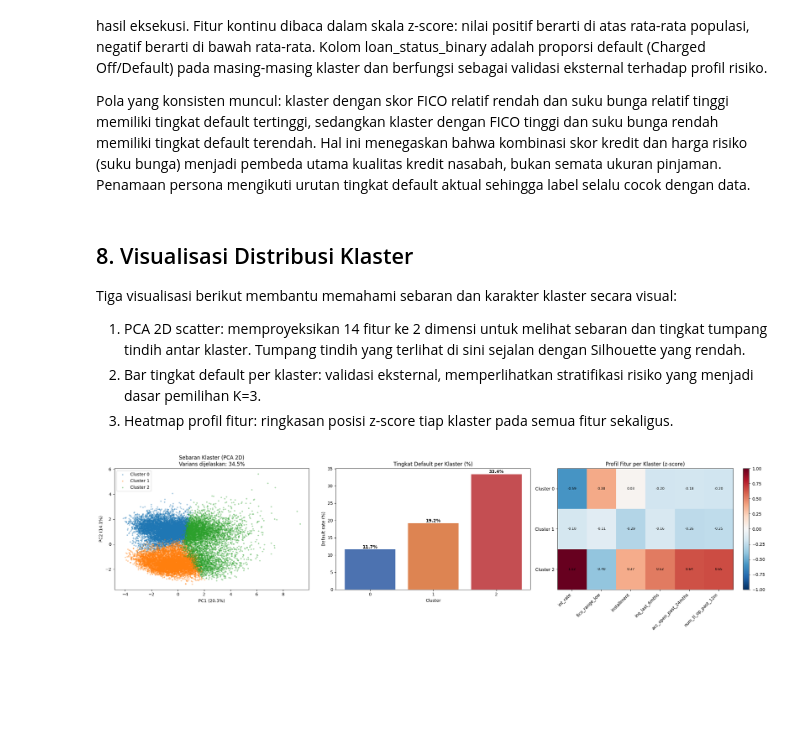
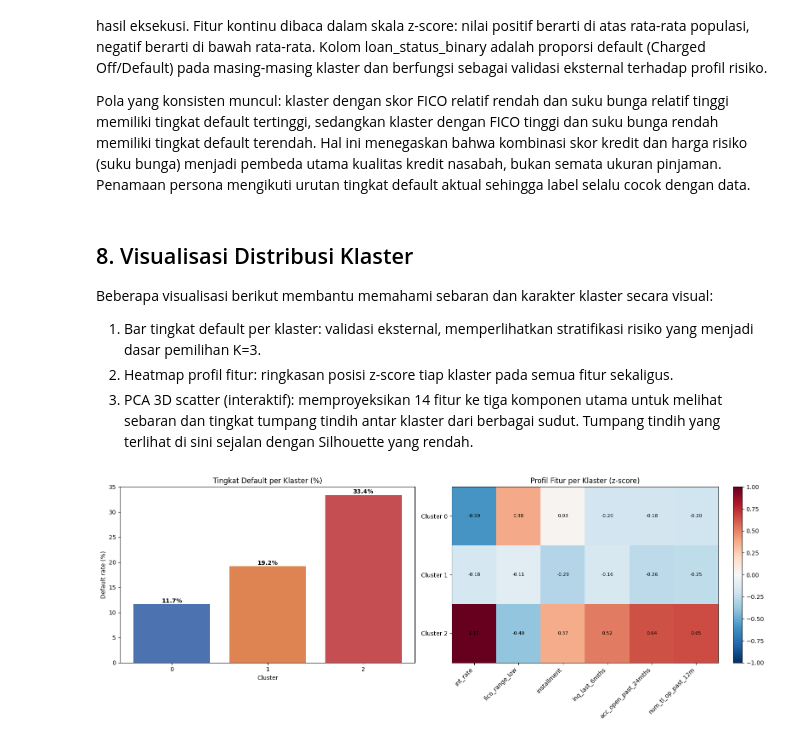
Before and after one commit to StievenLee/Data-Mining-All-Lending-Club-loan, a Jupyter notebook: Phase 2 Clustering/Clustering_for_Accepted_Loans.ipynb, the cells around one changed output. Cells and saved outputs as stored; diff of their text form; code cells hidden in the pictures; blank space fills up the shorter version.

Commit message:
fix: clustering

```diff
--- a/Phase 2 Clustering/Clustering_for_Accepted_Loans.ipynb
+++ b/Phase 2 Clustering/Clustering_for_Accepted_Loans.ipynb
@@ -666,56 +670,37 @@ Pola yang konsisten muncul: klaster dengan skor FICO relatif rendah dan suku bun
 # %% [markdown]
 ## 8. Visualisasi Distribusi Klaster
 
-Tiga visualisasi berikut membantu memahami sebaran dan karakter klaster secara visual:
+Beberapa visualisasi berikut membantu memahami sebaran dan karakter klaster secara visual:
 
-1. PCA 2D scatter: memproyeksikan 14 fitur ke 2 dimensi untuk melihat sebaran dan tingkat tumpang tindih antar klaster. Tumpang tindih yang terlihat di sini sejalan dengan Silhouette yang rendah.
-2. Bar tingkat default per klaster: validasi eksternal, memperlihatkan stratifikasi risiko yang menjadi dasar pemilihan K=3.
-3. Heatmap profil fitur: ringkasan posisi z-score tiap klaster pada semua fitur sekaligus.
+1. Bar tingkat default per klaster: validasi eksternal, memperlihatkan stratifikasi risiko yang menjadi dasar pemilihan K=3.
+2. Heatmap profil fitur: ringkasan posisi z-score tiap klaster pada semua fitur sekaligus.
+3. PCA 3D scatter (interaktif): memproyeksikan 14 fitur ke tiga komponen utama untuk melihat sebaran dan tingkat tumpang tindih antar klaster dari berbagai sudut. Tumpang tindih yang terlihat di sini sejalan dengan Silhouette yang rendah.
 # %%
-from sklearn.decomposition import PCA
+# Dua panel pendukung: tingkat default per klaster dan profil fitur (heatmap).
+# Visualisasi sebaran klaster PCA saya pindahkan ke sel 3D interaktif di bawah.
+fig, axes = plt.subplots(1, 2, figsize=(16, 6))
 
-# Proyeksi PCA pada sampel agar scatter ringan namun representatif
-np.random.seed(42)
-viz_idx = np.random.choice(X_scaled.shape[0], 20000, replace=False)
-X_viz = X_scaled[viz_idx]
-labels_viz = df_clean['Cluster_Label'].values[viz_idx]
+# (1) Default rate per cluster
+dr = (df_clean.groupby('Cluster_Label')['loan_status_binary'].mean() * 100).sort_index()
+bars = axes[0].bar(dr.index.astype(str), dr.values, color=['#4C72B0', '#DD8452', '#C44E52'])
+axes[0].set_title('Tingkat Default per Klaster (%)')
+axes[0].set_xlabel('Cluster'); axes[0].set_ylabel('Default rate (%)')
+for b, v in zip(bars, dr.values):
+    axes[0].text(b.get_x()+b.get_width()/2, v+0.3, f'{v:.1f}%', ha='center', fontweight='bold')
 
-pca = PCA(n_components=2, random_state=42)
-X_pca = pca.fit_transform(X_viz)
-var_explained = pca.explained_variance_ratio_
-
-fig, axes = plt.subplots(1, 3, figsize=(22, 6))
-
-# (1) PCA scatter
-for cl in sorted(np.unique(labels_viz)):
-    m = labels_viz == cl
-    axes[0].scatter(X_pca[m, 0], X_pca[m, 1], s=6, alpha=0.3, label=f'Cluster {cl}')
-axes[0].set_title(f'Sebaran Klaster (PCA 2D)\nVarians dijelaskan: {var_explained.sum()*100:.1f}%')
-axes[0].set_xlabel(f'PC1 ({var_explained[0]*100:.1f}%)')
-axes[0].set_ylabel(f'PC2 ({var_explained[1]*100:.1f}%)')
-axes[0].legend()
-
-# (2) Default rate per cluster
-dr = (df_clean.groupby('Cluster_Label')['loan_status_binary'].mean() * 100).sort_index()
-bars = axes[1].bar(dr.index.astype(str), dr.values, color=['#4C72B0', '#DD8452', '#C44E52'])
-axes[1].set_title('Tingkat Default per Klaster (%)')
-axes[1].set_xlabel('Cluster'); axes[1].set_ylabel('Default rate (%)')
-for b, v in zip(bars, dr.values):
-    axes[1].text(b.get_x()+b.get_width()/2, v+0.3, f'{v:.1f}%', ha='center', fontweight='bold')
-
-# (3) Feature profile heatmap (z-score means)
+# (2) Feature profile heatmap (z-score means)
 prof = df_clean.groupby('Cluster_Label')[profile_features].mean()
-im = axes[2].imshow(prof.values, cmap='RdBu_r', aspect='auto', vmin=-1, vmax=1)
-axes[2].set_xticks(range(len(profile_features)))
-axes[2].set_xticklabels(profile_features, rotation=45, ha='right')
-axes[2].set_yticks(range(len(prof.index)))
-axes[2].set_yticklabels([f'Cluster {i}' for i in prof.index])
-axes[2].set_title('Profil Fitur per Klaster (z-score)')
+im = axes[1].imshow(prof.values, cmap='RdBu_r', aspect='auto', vmin=-1, vmax=1)
+axes[1].set_xticks(range(len(profile_features)))
+axes[1].set_xticklabels(profile_features, rotation=45, ha='right')
+axes[1].set_yticks(range(len(prof.index)))
+axes[1].set_yticklabels([f'Cluster {i}' for i in prof.index])
+axes[1].set_title('Profil Fitur per Klaster (z-score)')
 for (r, cc), val in np.ndenumerate(prof.values):
-    axes[2].text(cc, r, f'{val:.2f}', ha='center', va='center', fontsize=8)
-fig.colorbar(im, ax=axes[2], fraction=0.046)
+    axes[1].text(cc, r, f'{val:.2f}', ha='center', va='center', fontsize=8)
+fig.colorbar(im, ax=axes[1], fraction=0.046)
 
 plt.tight_layout()
 plt.show()
 # %% [output]
-[figure, old version]
+[figure, new version]
```
Also changed, not shown: parts of 6 cells of this notebook, 1 other file.
